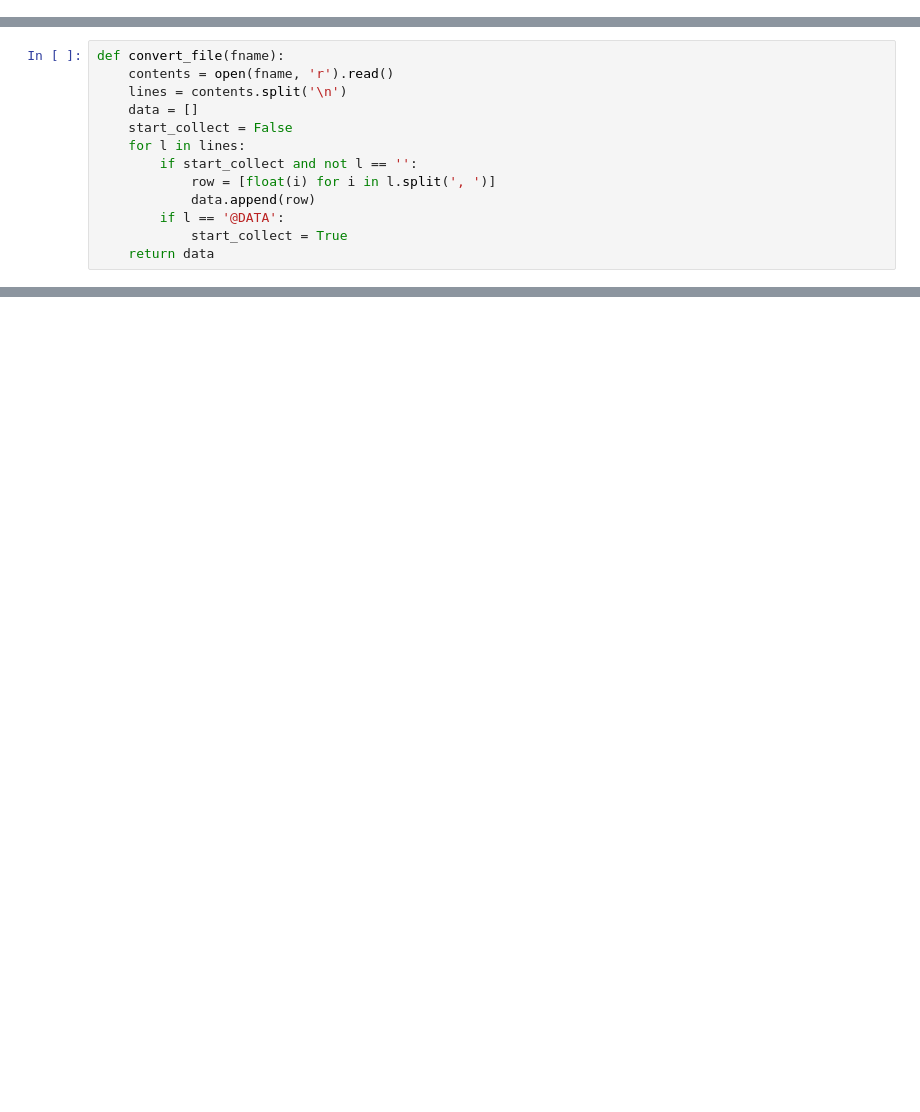
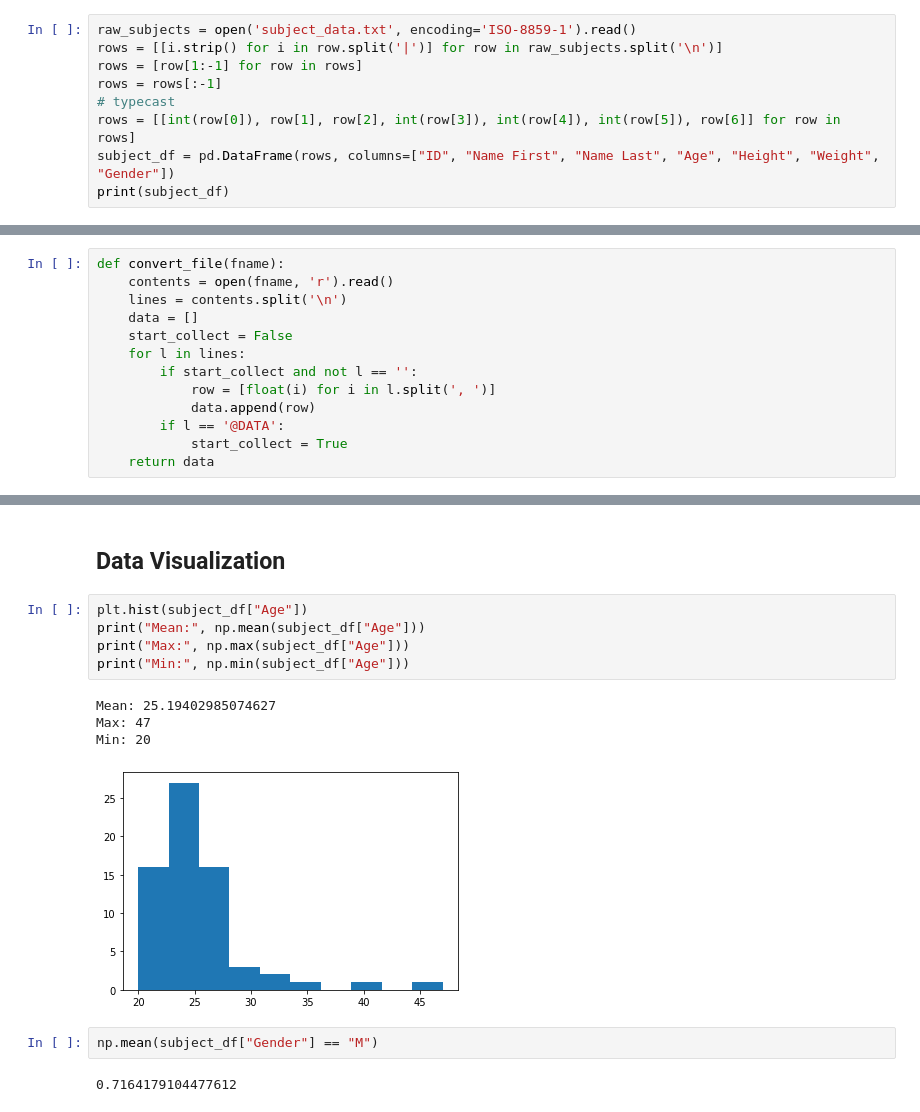
Before and after one commit to huberf/stat3105-proj3, a Jupyter notebook: Project 3 Data Analysis.ipynb, the cells around one changed output, grey strips where cells are left out. Drawn from its saved outputs; the diff is of its cells as text; blank space fills up the shorter version.

```diff
--- a/Project 3 Data Analysis.ipynb
+++ b/Project 3 Data Analysis.ipynb
@@ -14,0 +29,9 @@ n_subjects = 57
+# %%
+raw_subjects = open('subject_data.txt', encoding='ISO-8859-1').read()
+rows = [[i.strip() for i in row.split('|')] for row in raw_subjects.split('\n')]
+rows = [row[1:-1] for row in rows]
+rows = rows[:-1]
+# typecast
+rows = [[int(row[0]), row[1], row[2], int(row[3]), int(row[4]), int(row[5]), row[6]] for row in rows]
+subject_df = pd.DataFrame(rows, columns=["ID", "Name First", "Name Last", "Age", "Height", "Weight", "Gender"])
+print(subject_df)
@@ -45,3 +136,19 @@ print(missed)
+# %% [markdown]
+## Data Visualization
+# %%
+plt.hist(subject_df["Age"])
+print("Mean:", np.mean(subject_df["Age"]))
+print("Max:", np.max(subject_df["Age"]))
+print("Min:", np.min(subject_df["Age"]))
+# %% [output]
+Mean: 25.19402985074627
+Max: 47
+Min: 20
+[figure, added]
+# %%
+np.mean(subject_df["Gender"] == "M")
+# %% [output]
+0.7164179104477612
 # %%
 for fall_type in fall_types:
     print(fall_type)
```
Also changed, not shown: parts of 27 cells of this notebook, 1 other file.
